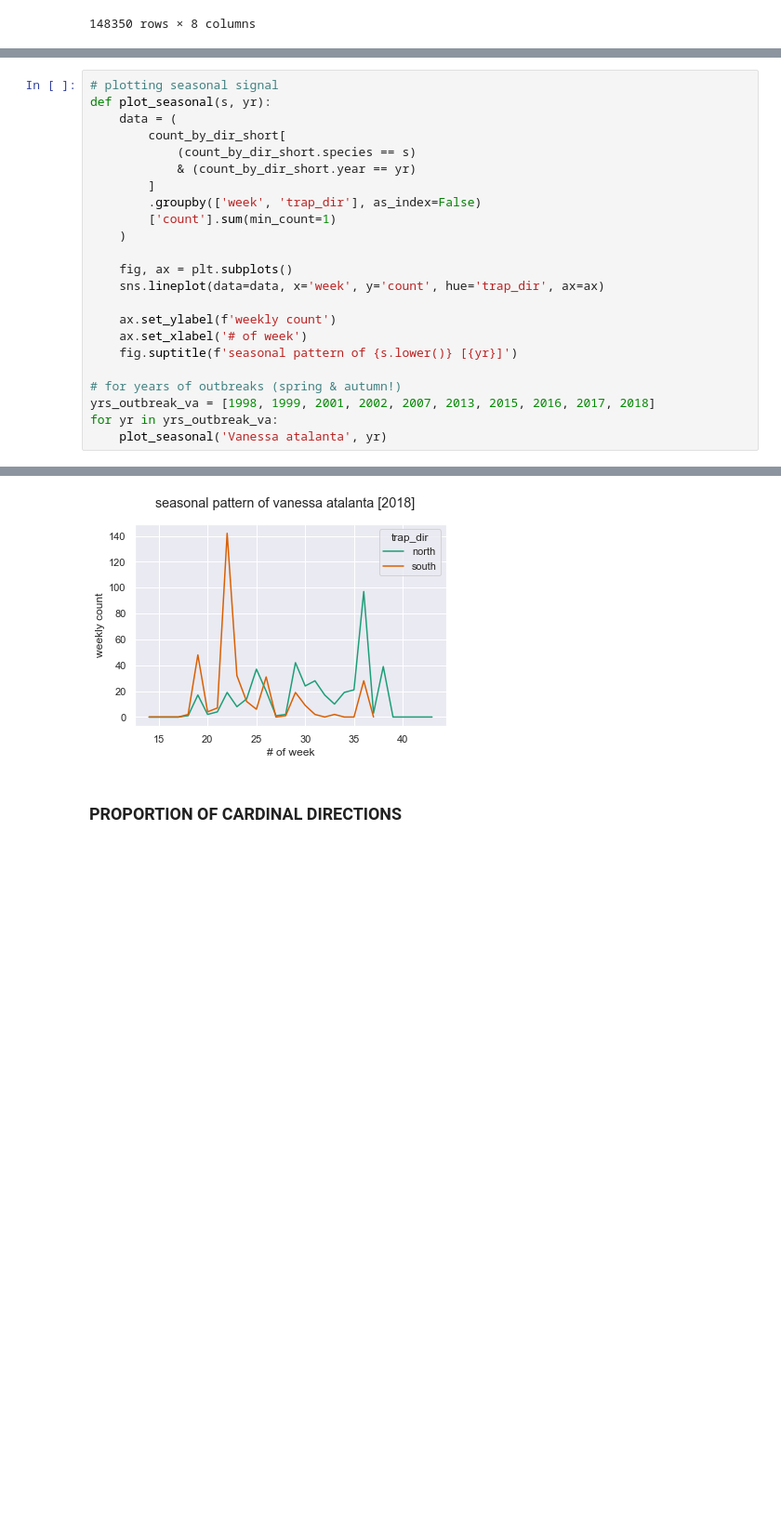
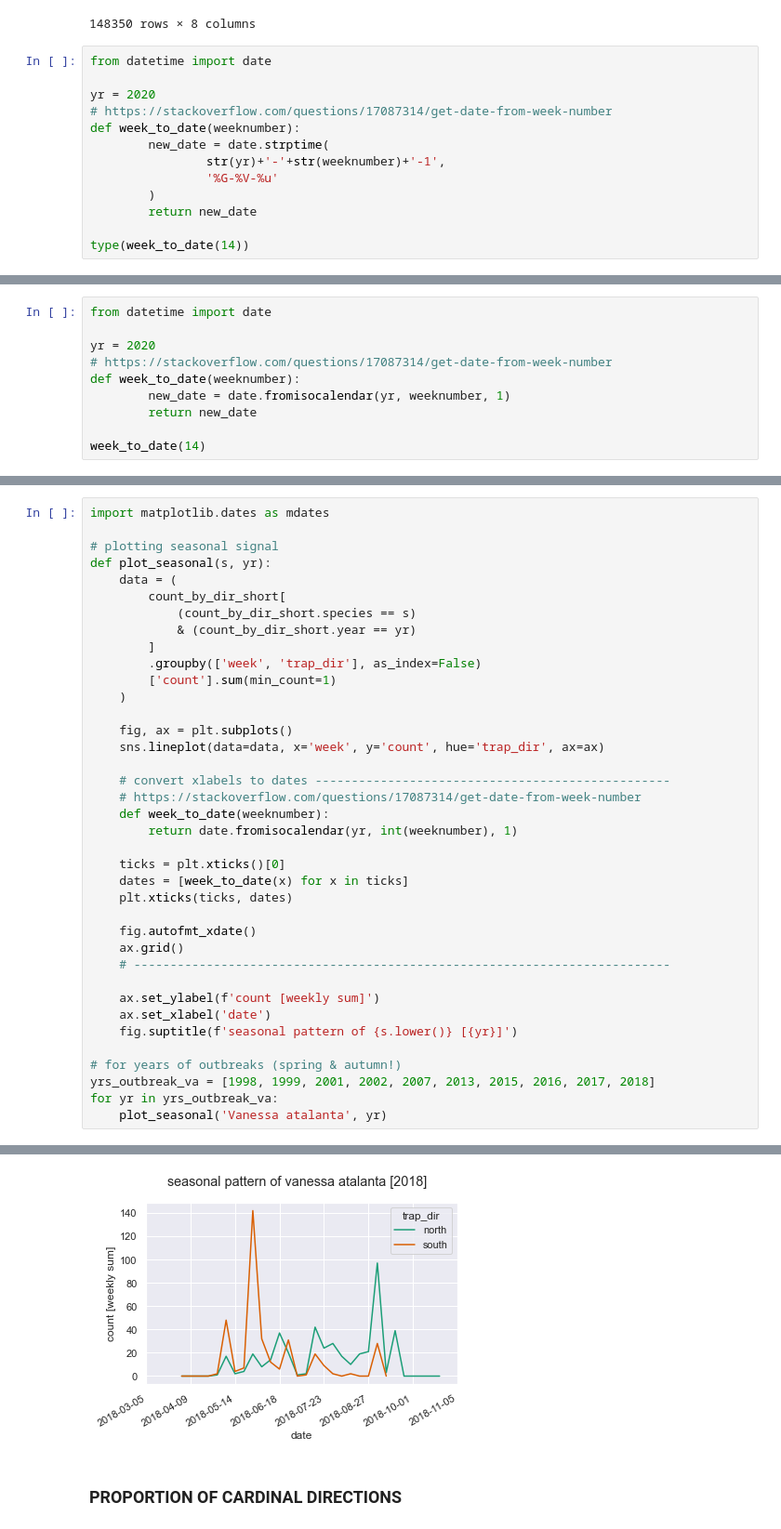
Before and after one commit to gtlab-barcelona/robert, a Jupyter notebook: anomalies/code/8-vatalanta-outbreaks-years.ipynb, the cells around one changed output, grey strips where cells are left out. Shown at 93% size. Cells and saved outputs as stored; diff of their text form; blank space fills up the shorter version.

```diff
--- a/anomalies/code/8-vatalanta-outbreaks-years.ipynb
+++ b/anomalies/code/8-vatalanta-outbreaks-years.ipynb
@@ -68,3 +68,16 @@ display(count_by_dir_short)
 | 148348 | Vanessa cardui | 2020 | 11 | 1 | 2020-11-01 | north | NaN | 44 |
 | 148349 | Vanessa cardui | 2020 | 11 | 1 | 2020-11-01 | south | NaN | 44 |
 148350 rows × 8 columns
+# %%
+from datetime import date
+
+yr = 2020
+# https://stackoverflow.com/questions/17087314/get-date-from-week-number
+def week_to_date(weeknumber):
+        new_date = date.strptime(
+                str(yr)+'-'+str(weeknumber)+'-1',
+                '%G-%V-%u'
+        )
+        return new_date
+
+type(week_to_date(14))
@@ -70,0 +86,10 @@ display(count_by_dir_short)
+# %%
+from datetime import date
+
+yr = 2020
+# https://stackoverflow.com/questions/17087314/get-date-from-week-number
+def week_to_date(weeknumber):
+        new_date = date.fromisocalendar(yr, weeknumber, 1)
+        return new_date
+
+week_to_date(14)
@@ -71,4 +98,6 @@ display(count_by_dir_short)
 # %%
+import matplotlib.dates as mdates
+
 # plotting seasonal signal
 def plot_seasonal(s, yr):
     data = (
@@ -83,8 +112,21 @@ def plot_seasonal(s, yr):
     fig, ax = plt.subplots()
     sns.lineplot(data=data, x='week', y='count', hue='trap_dir', ax=ax)
 
-    ax.set_ylabel(f'weekly count')
-    ax.set_xlabel('# of week')
+    # convert xlabels to dates -------------------------------------------------
+    # https://stackoverflow.com/questions/17087314/get-date-from-week-number
+    def week_to_date(weeknumber):
+        return date.fromisocalendar(yr, int(weeknumber), 1)
+
+    ticks = plt.xticks()[0]
+    dates = [week_to_date(x) for x in ticks]
+    plt.xticks(ticks, dates)
+
+    fig.autofmt_xdate()
+    ax.grid()
+    # --------------------------------------------------------------------------
+
+    ax.set_ylabel(f'count [weekly sum]')
+    ax.set_xlabel('date')
     fig.suptitle(f'seasonal pattern of {s.lower()} [{yr}]')
 
 # for years of outbreaks (spring & autumn!)
@@ -104,4 +146,4 @@ for yr in yrs_outbreak_va:
-[figure, old version]
+[figure, new version]
 # %% [markdown]
 ### PROPORTION OF CARDINAL DIRECTIONS
 # %%
```
Also changed, not shown: parts of 4 cells of this notebook, 2 other files.
